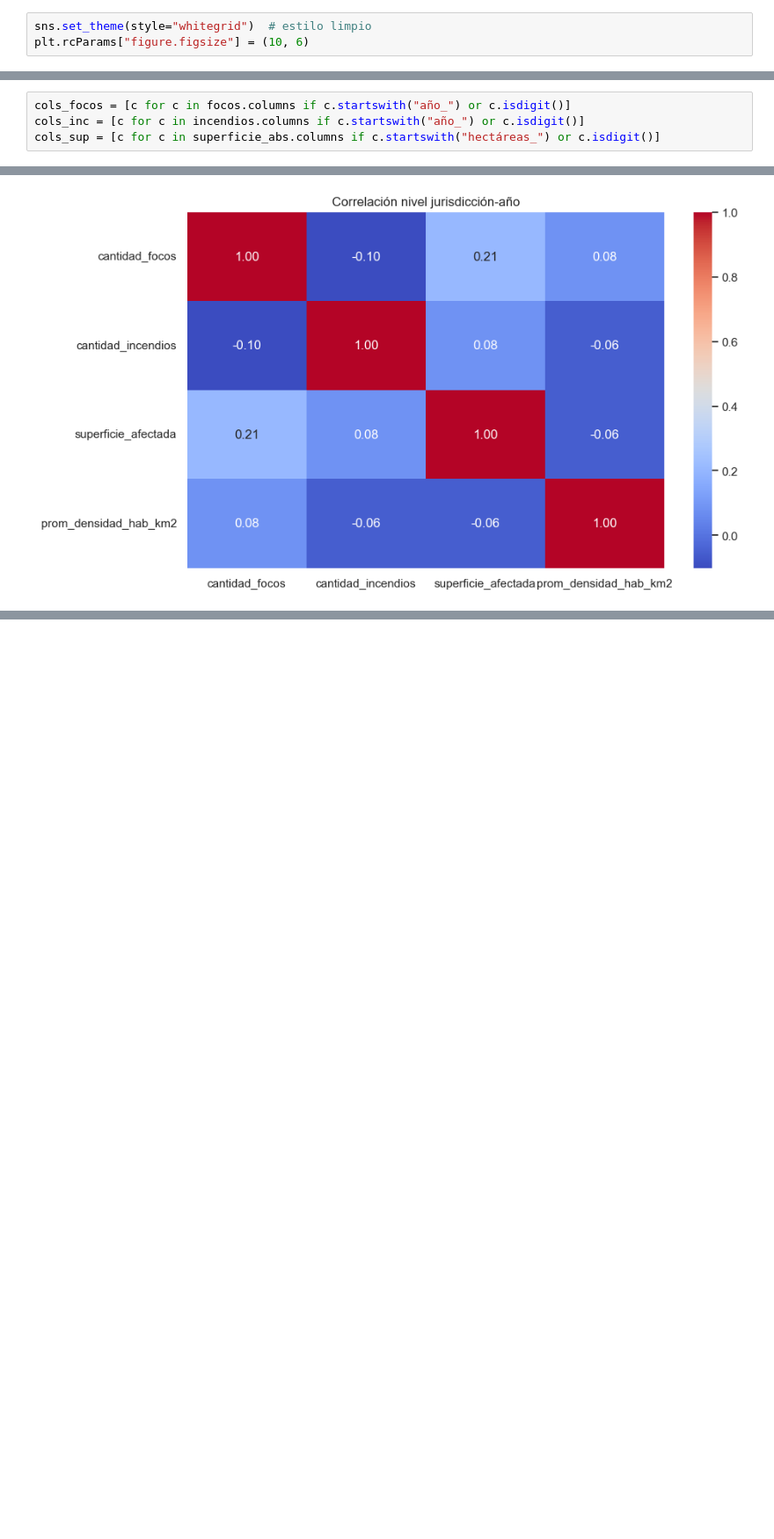
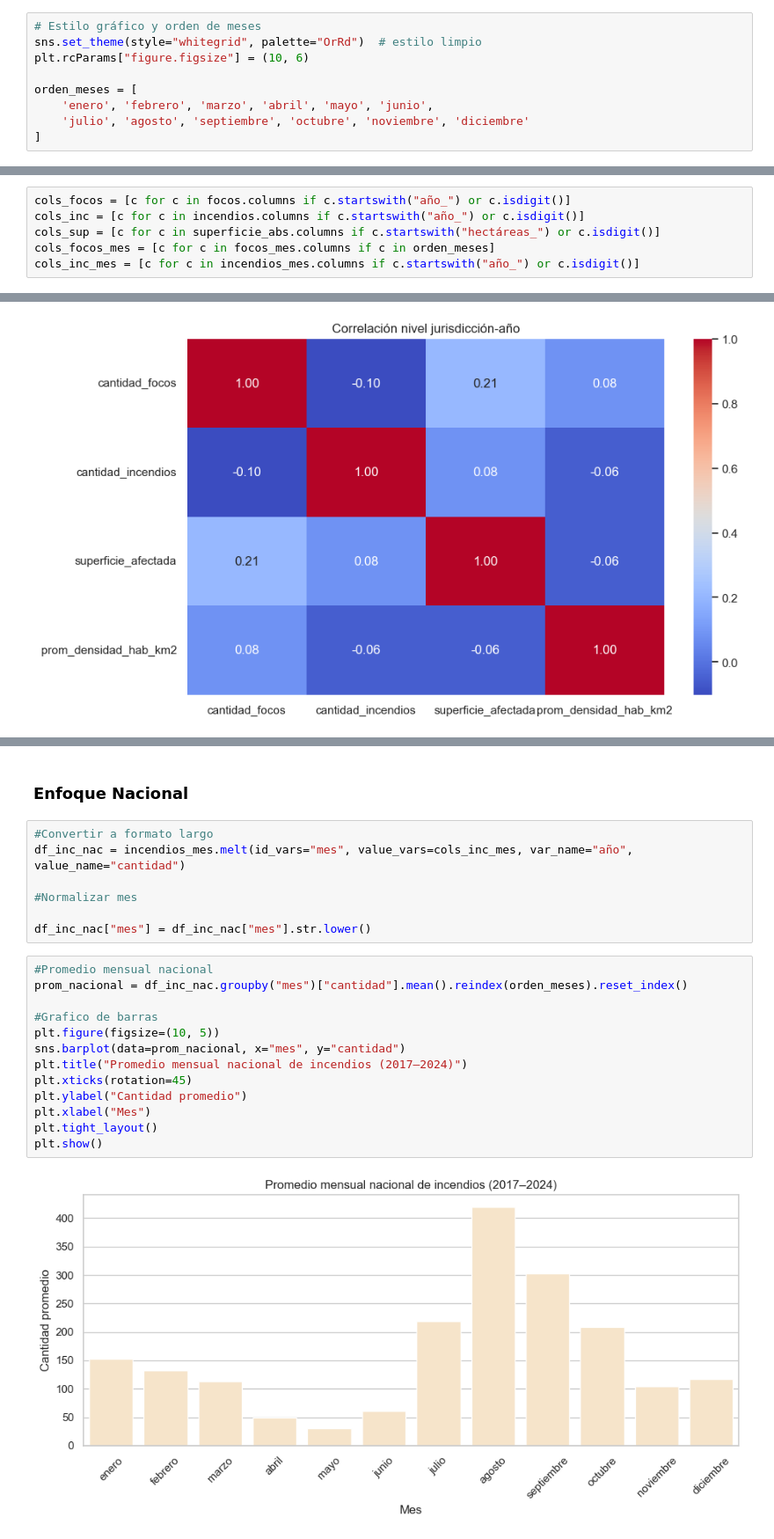
Before and after one commit to FNT138/Analisis_PrediccionIncendiosForestales, a Jupyter notebook: Proy.ipynb, the cells around one changed output, grey strips where cells are left out. Shown at 88% size. Drawn from its saved outputs; the diff is of its cells as text; blank space fills up the shorter version.

Commit message:
Analisis incendios mensuales nacionales

```diff
--- a/Proy.ipynb
+++ b/Proy.ipynb
@@ -97,8 +131,14 @@ Dimensiones supertabla_2: (4650, 4)
 # %% [markdown]
 # Analisis exploratorio de los Datos
 # %%
-sns.set_theme(style="whitegrid")  # estilo limpio
+# Estilo gráfico y orden de meses
+sns.set_theme(style="whitegrid", palette="OrRd")  # estilo limpio
 plt.rcParams["figure.figsize"] = (10, 6)
+
+orden_meses = [
+    'enero', 'febrero', 'marzo', 'abril', 'mayo', 'junio',
+    'julio', 'agosto', 'septiembre', 'octubre', 'noviembre', 'diciembre'
+]
 # %% [markdown]
 ### Distribucion de focos de calor por jurisdiccion ( En promedio )
 # %%
@@ -216,6 +256,8 @@ plt.show()
 cols_focos = [c for c in focos.columns if c.startswith("año_") or c.isdigit()]
 cols_inc = [c for c in incendios.columns if c.startswith("año_") or c.isdigit()]
 cols_sup = [c for c in superficie_abs.columns if c.startswith("hectáreas_") or c.isdigit()]
+cols_focos_mes = [c for c in focos_mes.columns if c in orden_meses]
+cols_inc_mes = [c for c in incendios_mes.columns if c.startswith("año_") or c.isdigit()]
 # %%
 focos["focos_prom"] = focos[cols_focos].mean(axis=1)
 incendios["incendios_prom"] = incendios[cols_inc].mean(axis=1)
@@ -287,0 +333,24 @@ plt.show()
+# %% [markdown]
+### Enfoque Nacional
+# %%
+#Convertir a formato largo
+df_inc_nac = incendios_mes.melt(id_vars="mes", value_vars=cols_inc_mes, var_name="año", value_name="cantidad")
+
+#Normalizar mes
+
+df_inc_nac["mes"] = df_inc_nac["mes"].str.lower()
+# %%
+#Promedio mensual nacional
+prom_nacional = df_inc_nac.groupby("mes")["cantidad"].mean().reindex(orden_meses).reset_index()
+
+#Grafico de barras
+plt.figure(figsize=(10, 5))
+sns.barplot(data=prom_nacional, x="mes", y="cantidad")
+plt.title("Promedio mensual nacional de incendios (2017–2024)")
+plt.xticks(rotation=45)
+plt.ylabel("Cantidad promedio")
+plt.xlabel("Mes")
+plt.tight_layout()
+plt.show()
+# %% [output]
+[figure, added]
```
Also changed, not shown: parts of 2 cells of this notebook, 3 other files.
